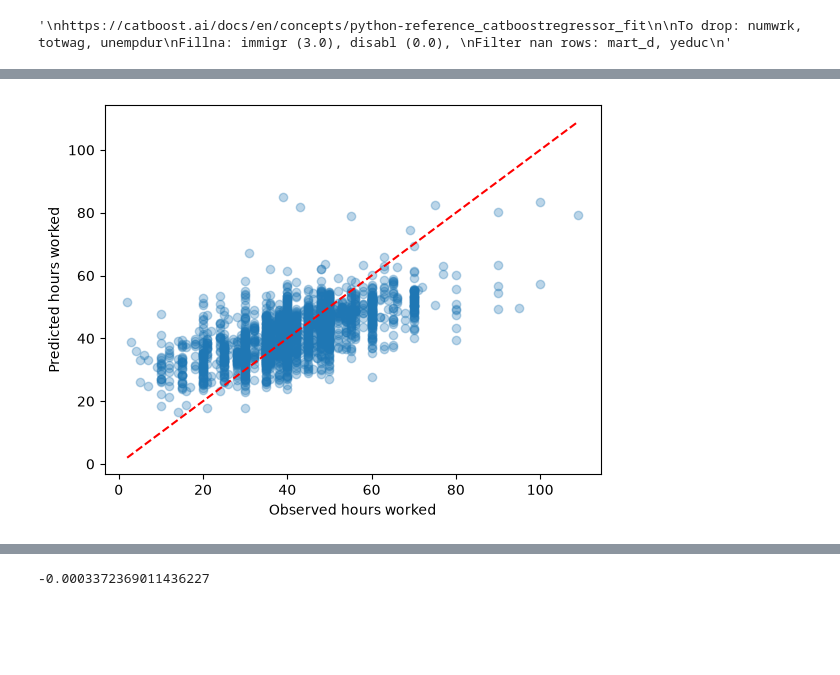
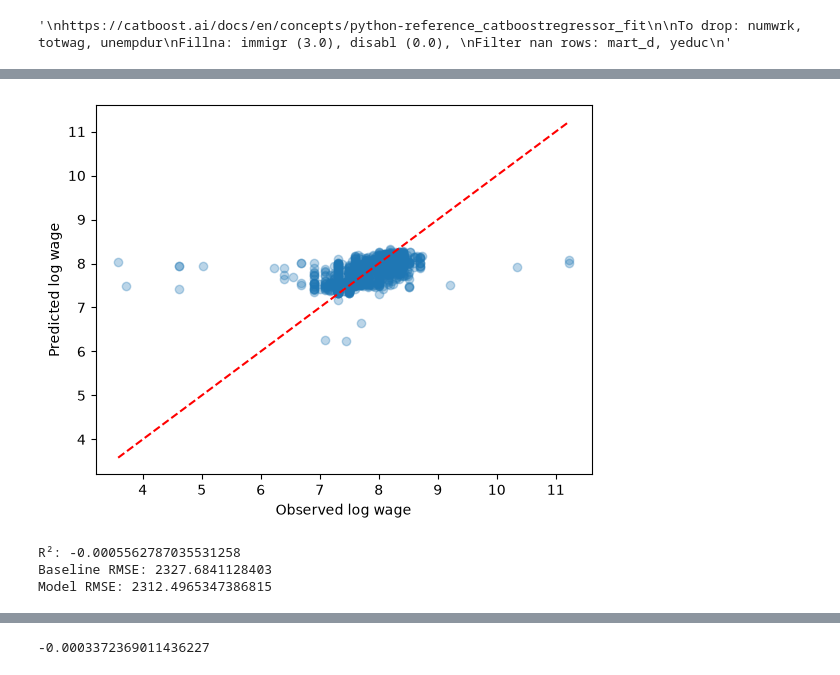
Before and after one commit to Deltares-research/egypt-survey-ml, a Jupyter notebook: notebooks/train-catboost.ipynb, the cells around one changed output, grey strips where cells are left out. Drawn from its saved outputs; the diff is of its cells as text; code cells hidden in the pictures; blank space fills up the shorter version.

Commit message:
added notebooks for training catboost on full survey data

```diff
--- a/notebooks/train-catboost.ipynb
+++ b/notebooks/train-catboost.ipynb
@@ -35,3 +35,9 @@ masking_df = pd.read_excel(
     src_dir.parent / "Result/correlation.xlsx", sheet_name="Sheet1"
 )
 excel_df = pd.read_excel(excel_path, sheet_name="command_unit")
+# %%
+survey_df['sempinc'] = survey_df['sempinc'].fillna(0)
+survey_df['irrgwag'] = survey_df['irrgwag'].fillna(0)
+survey_df['totwag'] = survey_df['totwag'].fillna(0)
+
+survey_df['totwag'] = survey_df['totwag'] + survey_df['sempinc'] + survey_df['irrgwag'] * 30
@@ -82,7 +96,7 @@ final_sample['hrswk'] = final_sample['hrswk'] + final_sample['hrswksc']
 final_sample['immigr'] = final_sample['immigr'].fillna(3)
 final_sample['disabl'] = final_sample['disabl'].fillna(0)
 
-final_sample = final_sample.drop(columns=['unempdur', 'numwrk', 'totwag'])
+final_sample = final_sample.drop(columns=['unempdur', 'numwrk'])
 cols = [c for c in to_correlate if c in final_sample.columns]
 # %%
 categorical_columns = masking_df[(masking_df["type"] == 'binary') | (masking_df["type"] == 'categorical') & (masking_df["variable"].isin(cols))]['variable'].values.tolist()
@@ -114,10 +132,12 @@ from sklearn.model_selection import train_test_split
 from sklearn.metrics import r2_score, mean_absolute_error, root_mean_squared_error
 from catboost import CatBoostRegressor
 
-final_sample_female = final_sample[final_sample['sex'] == '2']
+final_sample_female = final_sample[final_sample['sex'] == '1']
+final_sample_female = final_sample_female[final_sample_female['totwag'] > 0]
 
-X = final_sample_female[cols].drop(columns=["hrswk", "hrswksc"])
-y = final_sample_female["hrswk"]
+X = final_sample_female[cols].drop(columns=["hrswk", "hrswksc", "totwag"])
+y = final_sample_female["totwag"]
+y = np.log1p(final_sample_female["totwag"])
 
 X_train, X_test, y_train, y_test = train_test_split(
     X,
@@ -127,7 +147,7 @@ X_train, X_test, y_train, y_test = train_test_split(
 )
 
 model = CatBoostRegressor(
-    iterations=2000,
+    iterations=300,
     learning_rate=0.03,
     depth=8,
     loss_function="RMSE",
@@ -169,14 +179,26 @@ RMSE: 10.468682120154051
 # %%
 import matplotlib.pyplot as plt
 
 plt.scatter(y_test, y_pred, alpha=0.3)
 plt.plot(
     [y_test.min(), y_test.max()],
     [y_test.min(), y_test.max()],
     "r--"
 )
-plt.xlabel("Observed hours worked")
-plt.ylabel("Predicted hours worked")
+# plt.xlim(0
+# plt.ylim(0, 8000)
+plt.xlabel("Observed log wage")
+plt.ylabel("Predicted log wage")
 plt.show()
 # %% [output]
-[figure, old version]
+[figure, new version]
+# %%
+baseline = np.repeat(y_train.mean(), len(y_test))
+
+print("R²:", r2_score(y_test, baseline))
+print("Baseline RMSE:", root_mean_squared_error(y_test, baseline))
+print("Model RMSE:", root_mean_squared_error(y_test, y_pred))
+# %% [output]
+R²: -0.0005562787035531258
+Baseline RMSE: 2327.6841128403
+Model RMSE: 2312.4965347386815
```
Also changed, not shown: parts of 9 cells of this notebook, 3 other files.
